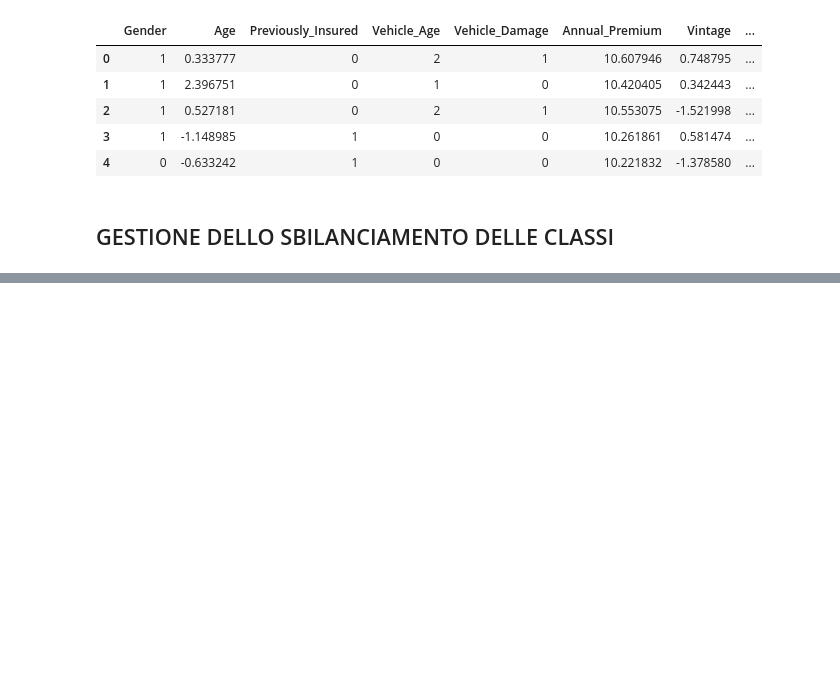
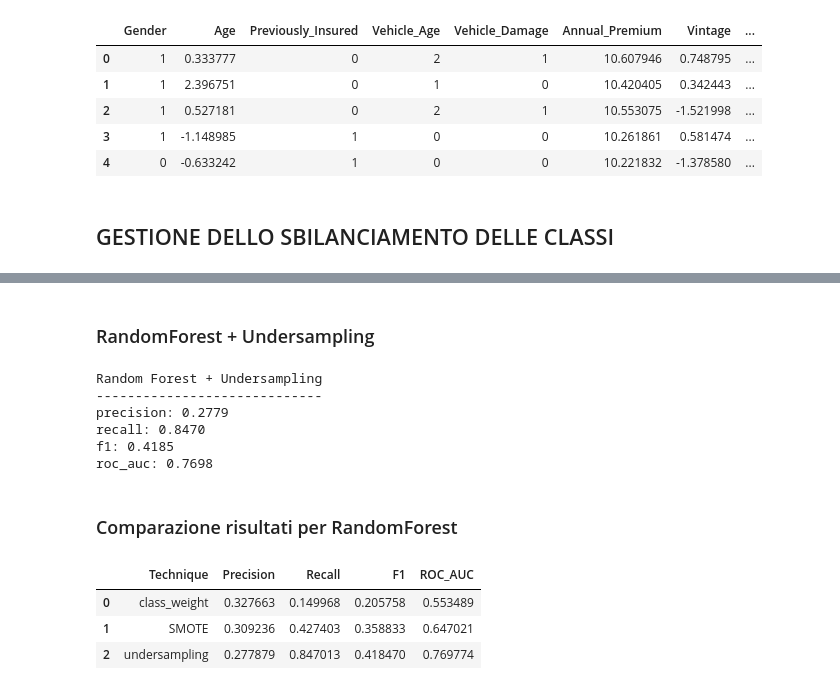
Before and after one commit to cdario79/CrossSellingAssicuratvo, a Jupyter notebook: Cross_Selling_Assicurativo.ipynb, the cells around one changed output, grey strips where cells are left out. Drawn from its saved outputs; the diff is of its cells as text; code cells hidden in the pictures; blank space fills up the shorter version.

```diff
--- a/Cross_Selling_Assicurativo.ipynb
+++ b/Cross_Selling_Assicurativo.ipynb
@@ -1751,0 +1590,10 @@ Raccogliere i risultati del modello predittivo e descrivere come questo impatti
+# %%
+# RandomForest con class_weight bilanciato
+rf_weighted = RandomForestClassifier(class_weight="balanced", random_state=42, n_jobs=-1)
+scores_rf_weighted = cross_validate(rf_weighted, X, y, scoring=scoring, cv=cv, n_jobs=1, return_train_score=False)
+
+print("Random Forest + class_weight='balanced'")
+print("---------------------------------------")
+for metric, value in scores_rf_weighted.items():
+    if metric.startswith('test_'):
+        print(f"{metric.replace('test_', '')}: {np.mean(value):.4f}")
@@ -1751,0 +1631,49 @@ Raccogliere i risultati del modello predittivo e descrivere come questo impatti
+# %% [markdown]
+### RandomForest + Undersampling
+# %%
+# Pipeline: Undersampling + RandomForest
+pipeline_rf_under = ImbPipeline([
+    ('undersample', RandomUnderSampler(random_state=42)),
+    ('rf', RandomForestClassifier(n_jobs=-1, random_state=42))
+])
+
+# Cross-validation
+scores_rf_under = cross_validate(pipeline_rf_under, X, y, scoring=scoring, cv=cv, n_jobs=1, return_train_score=False)
+
+print("Random Forest + Undersampling")
+print("-----------------------------")
+for metric, value in scores_rf_under.items():
+    if metric.startswith('test_'):
+        print(f"{metric.replace('test_', '')}: {np.mean(value):.4f}")
+# %% [output]
+Random Forest + Undersampling
+-----------------------------
+precision: 0.2779
+recall: 0.8470
+f1: 0.4185
+roc_auc: 0.7698
+# %% [markdown]
+### Comparazione risultati per RandomForest
+# %%
+comparison_rf = pd.DataFrame({
+    "Technique": ["class_weight", "SMOTE", "undersampling"],
+    "Precision": [np.mean(scores_rf_weighted['test_precision']),
+                  np.mean(scores_rf_smote['test_precision']),
+                  np.mean(scores_rf_under['test_precision'])],
+    "Recall": [np.mean(scores_rf_weighted['test_recall']),
+               np.mean(scores_rf_smote['test_recall']),
+               np.mean(scores_rf_under['test_recall'])],
+    "F1": [np.mean(scores_rf_weighted['test_f1']),
+           np.mean(scores_rf_smote['test_f1']),
+           np.mean(scores_rf_under['test_f1'])],
+    "ROC_AUC": [np.mean(scores_rf_weighted['test_roc_auc']),
+                np.mean(scores_rf_smote['test_roc_auc']),
+                np.mean(scores_rf_under['test_roc_auc'])]
+})
+# %%
+comparison_rf
+# %% [output]
+|  | Technique | Precision | Recall | F1 | ROC_AUC |
+| 0 | class_weight | 0.327663 | 0.149968 | 0.205758 | 0.553489 |
+| 1 | SMOTE | 0.309236 | 0.427403 | 0.358833 | 0.647021 |
+| 2 | undersampling | 0.277879 | 0.847013 | 0.418470 | 0.769774 |
```
Also changed, not shown: parts of 76 cells of this notebook.
